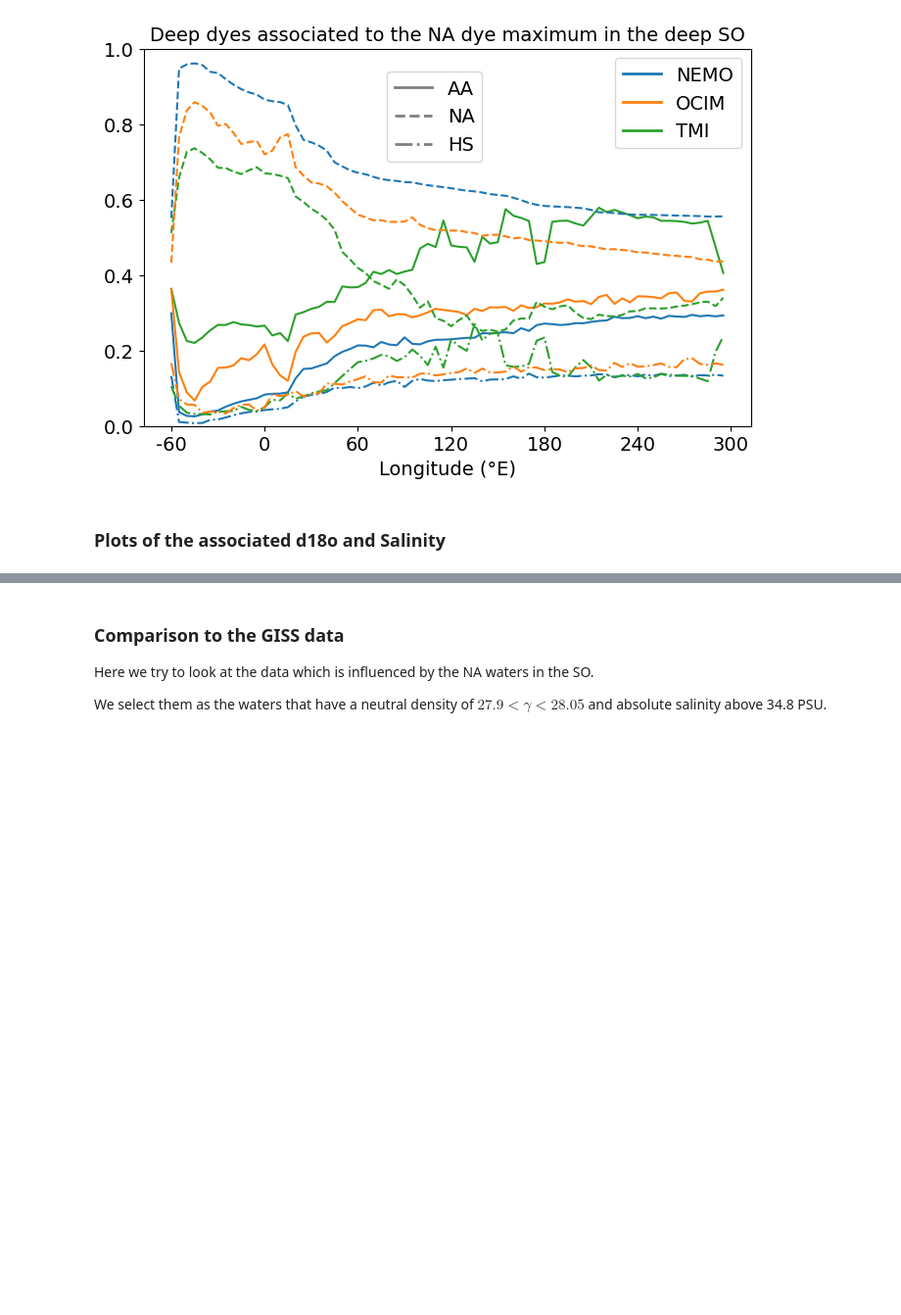
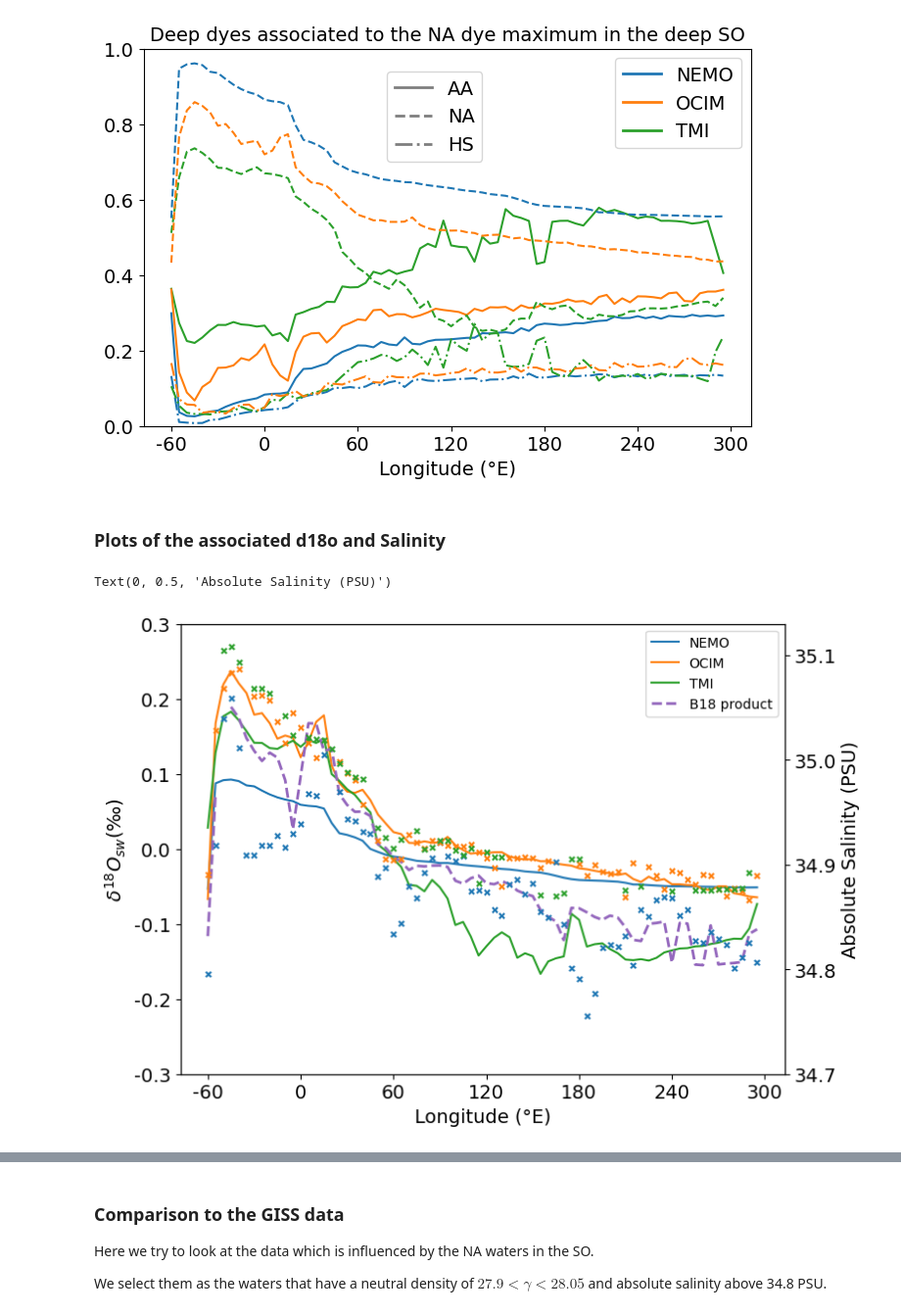
Before and after one commit to brumillet/d18o-southern-ocean, a Jupyter notebook: notebooks/evaluation_reconstructions.ipynb, the cells around one changed output, grey strips where cells are left out. Shown at 98% size. Cells and saved outputs as stored; diff of their text form; code cells hidden in the pictures; blank space fills up the shorter version.

```diff
--- a/notebooks/evaluation_reconstructions.ipynb
+++ b/notebooks/evaluation_reconstructions.ipynb
@@ -336,31 +366,34 @@ plt.savefig(fig_path + 'NA_dye_max_ACC.png', bbox_inches = 'tight', transparent
 # %%
 fig = plt.figure(figsize = (8, 6)); ax = plt.gca(); font = 14
 ls = ['-', '--', '-.']; colors = ['#1f77b4', '#ff7f0e', '#2ca02c']
 
 ax.plot(lon_reshaped, d18o_na_max_reshaped[0], label = 'NEMO', color = '#1f77b4')
 ax.plot(lon_reshaped, d18o_na_max_reshaped[1], label = 'OCIM', color = '#ff7f0e')
 ax.plot(lon_reshaped, d18o_na_max_reshaped[2], label = 'TMI', color = '#2ca02c')
 
-ax.fill_between(lon_reshaped, b18_na_lo, b18_na_hi, color = bk.BREITKREUZ_COLOR, alpha = 0.15)
-ax.plot(lon_reshaped, b18_na_mean, label = bk.BREITKREUZ_LABEL, color = bk.BREITKREUZ_COLOR, ls = ':', lw = 2)
+# ax.fill_between(lon_reshaped, b18_na_lo, b18_na_hi, color = bk.BREITKREUZ_COLOR, alpha = 0.15)
+ax.plot(lon_reshaped, b18_na_mean, label = bk.BREITKREUZ_LABEL, color = bk.BREITKREUZ_COLOR, ls = '--', lw = 2)
 
 ax.set_xticks([-60 + i * 60 for i in range(7)]); ax.set_xticklabels([str(-60 + i* 60) for i in range(7)], fontsize = font)
 ax.set_yticks([-0.3 + i * 0.1 for i in range(7)]); ax.set_yticklabels([format(-0.3 + i * 0.1, '.1f') for i in range(7)], fontsize = font)
 ax.set_xlabel('Longitude (°E)', fontsize = font)
 # ax.set_ylabel('Dye concentration', fontsize = font);
 ax.set_ylabel('$\delta^{18}O_{sw} (‰)$', fontsize = font); ax.set_ylim(-0.3, 0.3)
 ax.legend()
 
 ax2 = ax.twinx()
 
 ax2.scatter(lon_reshaped, salinity_associated_reshaped[0], label = 'NEMO', color = '#1f77b4', marker = 'x', s = 15)
 ax2.scatter(lon_reshaped, salinity_associated_reshaped[1], label = 'OCIM', color = '#ff7f0e', marker = 'x', s = 15)
 ax2.scatter(lon_reshaped, salinity_associated_reshaped[2], label = 'TMI', color = '#2ca02c', marker = 'x', s = 15)
 
 ax2.set_yticks([34.7 + 0.1*i for i in range(5)]); ax2.set_yticklabels([format(34.7 + 0.1*i, '.1f') for i in range(5)], fontsize = font)
 ax2.set_ylim(34.7, 35.13); ax2.set_ylabel('Absolute Salinity (PSU)', fontsize = font)
 
 # plt.savefig(root_directory + fig_path + 'd18o_salinity_NA_dye_max_ACC.png', bbox_inches = 'tight', transparent = True)
+# %% [output]
+Text(0, 0.5, 'Absolute Salinity (PSU)')
+[figure, added]
 # %%
 fig = plt.figure(figsize = (8, 6)); ax = plt.gca(); font = 14
 ls = ['-', '--', '-.']; colors = ['#1f77b4', '#ff7f0e', '#2ca02c']
```
Also changed, not shown: parts of 10 cells of this notebook, 7 other files.
